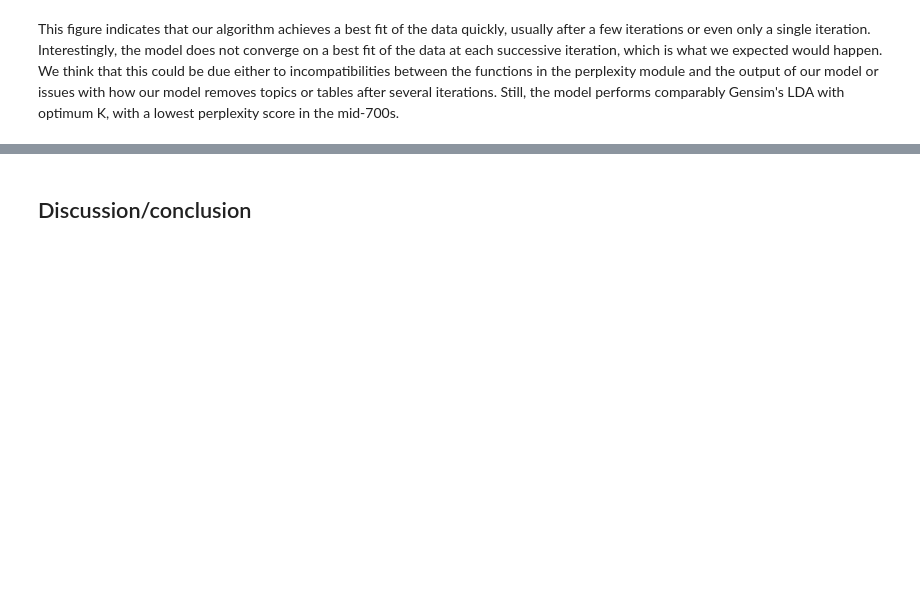
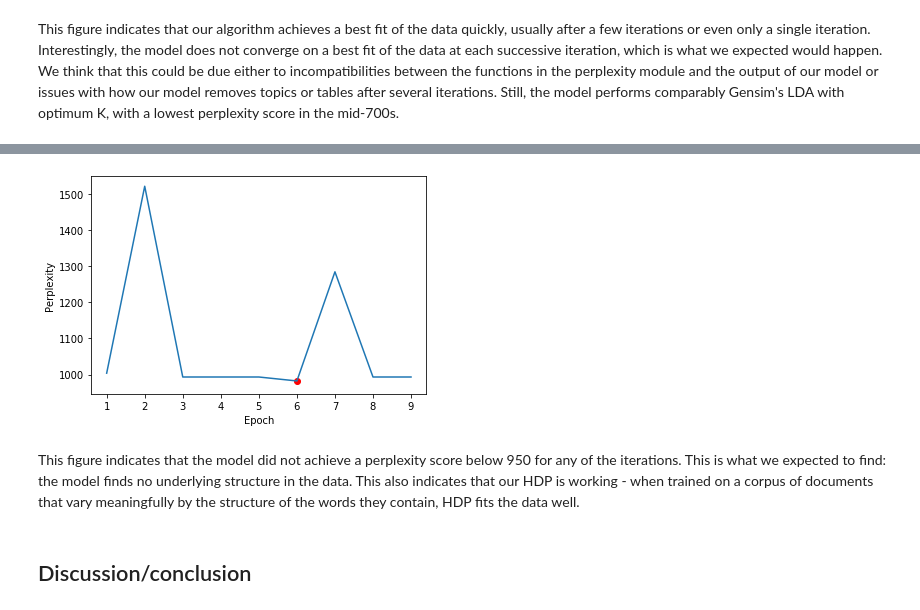
Before and after one commit to ecoronado92/hdp, a Jupyter notebook: report/report.ipynb, the cells around one changed output, grey strips where cells are left out. Drawn from its saved outputs; the diff is of its cells as text; code cells hidden in the pictures; blank space fills up the shorter version.

Commit message:
added simulated data section

```diff
--- a/report/report.ipynb
+++ b/report/report.ipynb
@@ -389,3 +389,48 @@ This figure indicates that our algorithm achieves a best fit of the data quickly
+# %%
+import random
+random.seed(123)
+
+doc_length = random.randint(100,400)
+
+docs_sim = []
+
+for j in range(622):
+    docs_sim.append([random.randint(1, 1000) for i in range(doc_length)])
+# %%
+import perplexity
+
+dist_sim = []
+
+for i in range(1, 10):
+
+    # Running HDP with varying numbers of iterations
+    doc_arrays_sim, topic_idx_sim, n_kv_sim, m_k_sim = HDP_baseline.hdp(docs_sim, vocab, gamma, alpha, beta, epochs=i)
+
+    doc_dist_sim = perplexity.doc_arrays_to_doc_topic_distribution(doc_arrays_sim, topic_idx_sim)
+    word_dist_sim = perplexity.n_kv_to_word_dist(n_kv_sim, topic_idx_sim)
+
+    # Storing distributions in list
+    dist_sim.append((doc_dist_sim, word_dist_sim))
+# %%
+perplex_hdp_sim = []
+for i in range(9):
+    perplex_hdp_sim.append(perplexity.perplex_func(dist_sim[i][0], dist_sim[i][1], docs_sim))
+# %%
+import matplotlib.pyplot as plt
+
+fig = plt.figure()
+ax1 = fig.add_subplot()
+ax1.set_ylabel('Perplexity')
+ax1.set_xlabel('Epoch')
+
+plt.plot(range(1, 10), perplex_hdp_sim)
+plt.scatter(np.where(np.array(perplex_hdp_sim) == min(perplex_hdp_sim))[0][0]+1, min(perplex_hdp_sim), color = 'r')
+
+plt.show()
+# %% [output]
+[figure, added]
+# %% [markdown]
+This figure indicates that the model did not achieve a perplexity score below 950 for any of the iterations.  This is what we expected to find: the model finds no underlying structure in the data.  This also indicates that our HDP is working - when trained on a corpus of documents that vary meaningfully by the structure of the words they contain,  HDP fits the data well.
 # %% [markdown]
 ## Discussion/conclusion
 # %% [markdown]
```
Also changed, not shown: parts of 4 cells of this notebook.
